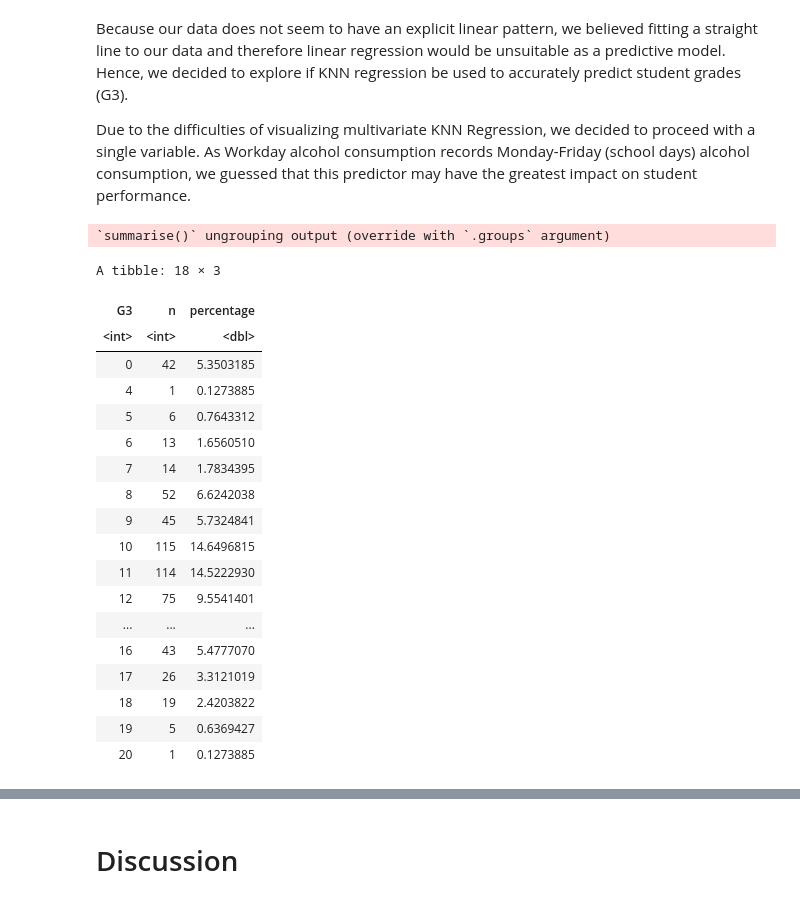
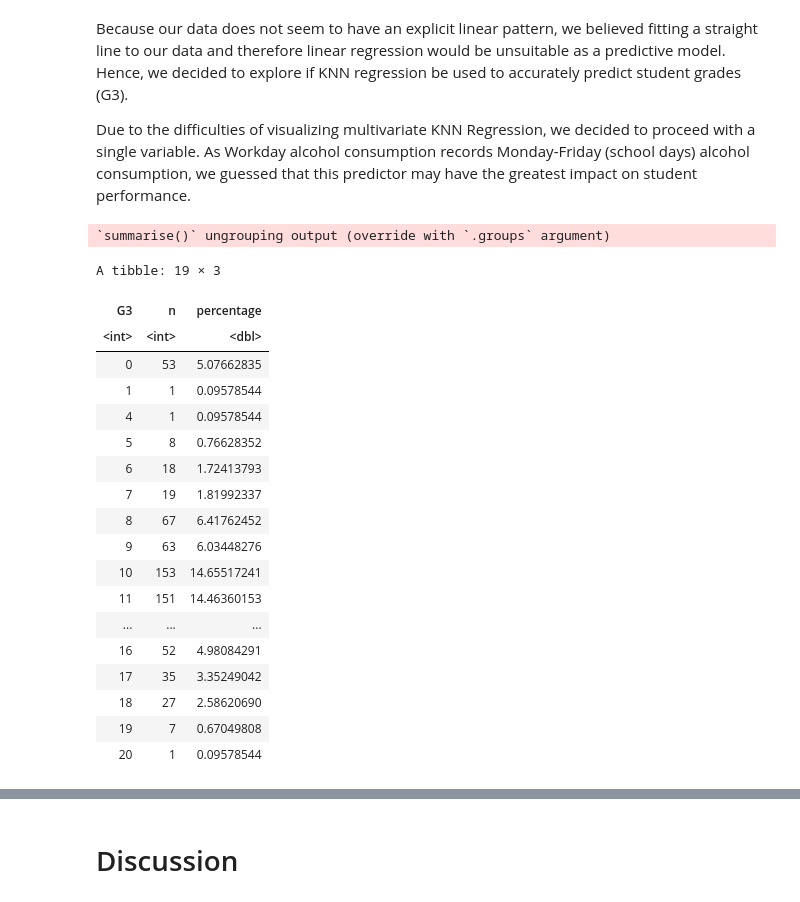
Before and after one commit to eto168/DSCI100_team24_project_proposal, a Jupyter notebook: Project-Report.ipynb, the cells around one changed output, grey strips where cells are left out. Drawn from its saved outputs; the diff is of its cells as text; code cells hidden in the pictures.

```diff
--- a/Project-Report.ipynb
+++ b/Project-Report.ipynb
@@ -92,10 +111,7 @@ filtered_set <- total_set %>%
                 select(goout, Dalc, Walc, G3)
 
 #Here, we reduce the number of classes our model needs to predict by grouping final grades (G3)
-#Because the initial G3 is a discrete numerical variable, we can use letter grades as a the Class to predict
-#here, we use the portugese grading system found at: https://www.scholaro.com/pro/Countries/Portugal/Grading-System
-#this website shows the portugese grades on a 1-20 scale to letter grades on the American Grading System
-data_train_new_classifier <- filtered_set %>%
+data_with_lg_class <- filtered_set %>%
     mutate(G3_class = case_when((G3 >= 0 & G3 <= 6.99) ~ "F",
                                 (G3 >= 7 & G3 <= 9.99) ~"D",
                                 (G3 >= 10 & G3 <= 13.99) ~ "C",
@@ -104,8 +120,9 @@ data_train_new_classifier <- filtered_set %>%
                                 (G3 >= 18 & G3 <= 20 ~ "A+")),
           G3_class = as.factor(G3_class))
 
-head(data_train_new_classifier, 10)
-unique(data_train_new_classifier$G3_class)
+head(data_with_lg_class, 10)
+#Check unique values to make sure letter grades were assigned
+unique(data_with_lg_class$G3_class)
 # %% [output]
 A data.frame: 10 × 5
 |  | goout | Dalc | Walc | G3 | G3_class |
@@ -418,34 +515,34 @@ Because our data does not seem to have an explicit linear pattern, we believed f
 Due to the difficulties of visualizing multivariate KNN Regression, we decided to proceed with a single variable. As Workday alcohol consumption records Monday-Friday (school days) alcohol consumption, we guessed that this predictor may have the greatest impact on student performance.
 # %%
 #Check Class imbalance
-instances_for_classes <- data_train %>%
+instances_for_classes <- data_with_lg_class %>%
     select(G3) %>%
     group_by(G3) %>%
     summarize(n = n(),
-            percentage = n() / nrow(data_train) * 100)
+            percentage = n() / nrow(data_with_lg_class) * 100)
 
 instances_for_classes
 # %% [output]
 `summarise()` ungrouping output (override with `.groups` argument)
-A tibble: 18 × 3
+A tibble: 19 × 3
 | G3 | n | percentage |
 | <int> | <int> | <dbl> |
-| 0 | 42 | 5.3503185 |
-| 4 | 1 | 0.1273885 |
-| 5 | 6 | 0.7643312 |
-| 6 | 13 | 1.6560510 |
-| 7 | 14 | 1.7834395 |
-| 8 | 52 | 6.6242038 |
-| 9 | 45 | 5.7324841 |
-| 10 | 115 | 14.6496815 |
-| 11 | 114 | 14.5222930 |
-| 12 | 75 | 9.5541401 |
+| 0 | 53 | 5.07662835 |
+| 1 | 1 | 0.09578544 |
+| 4 | 1 | 0.09578544 |
+| 5 | 8 | 0.76628352 |
+| 6 | 18 | 1.72413793 |
+| 7 | 19 | 1.81992337 |
+| 8 | 67 | 6.41762452 |
+| 9 | 63 | 6.03448276 |
+| 10 | 153 | 14.65517241 |
+| 11 | 151 | 14.46360153 |
 | ... | ... | ... |
-| 16 | 43 | 5.4777070 |
-| 17 | 26 | 3.3121019 |
-| 18 | 19 | 2.4203822 |
-| 19 | 5 | 0.6369427 |
-| 20 | 1 | 0.1273885 |
+| 16 | 52 | 4.98084291 |
+| 17 | 35 | 3.35249042 |
+| 18 | 27 | 2.58620690 |
+| 19 | 7 | 0.67049808 |
+| 20 | 1 | 0.09578544 |
 # %%
 set.seed(1000)
 
```
Also changed, not shown: parts of 42 cells of this notebook.
